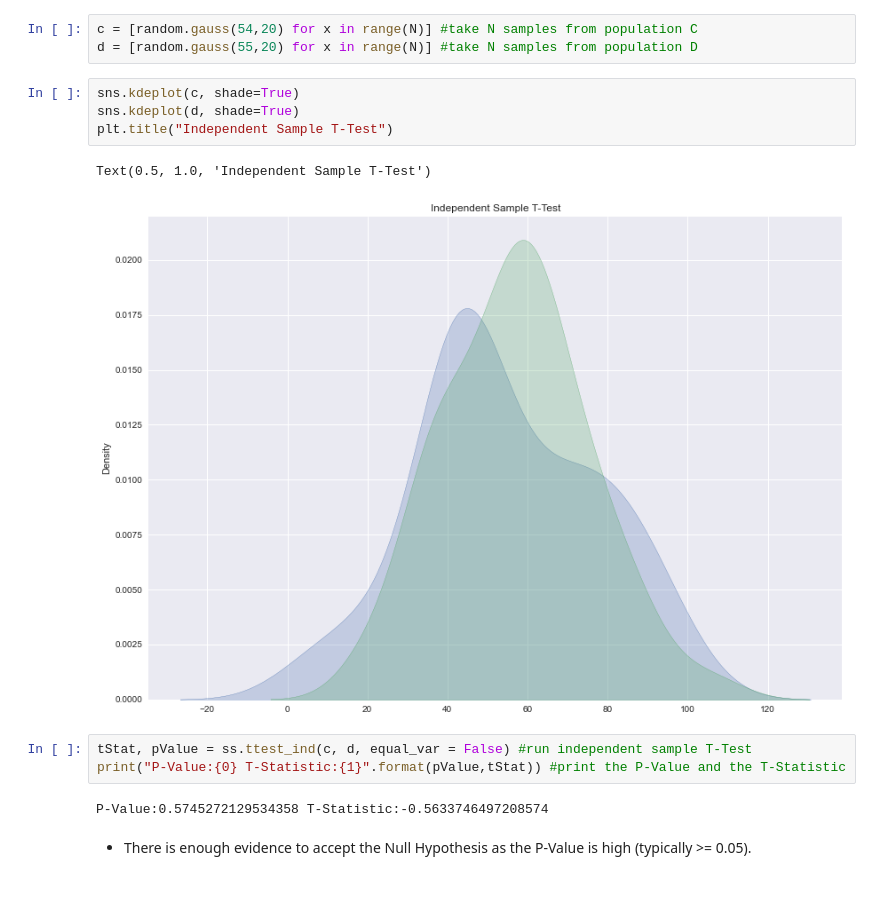
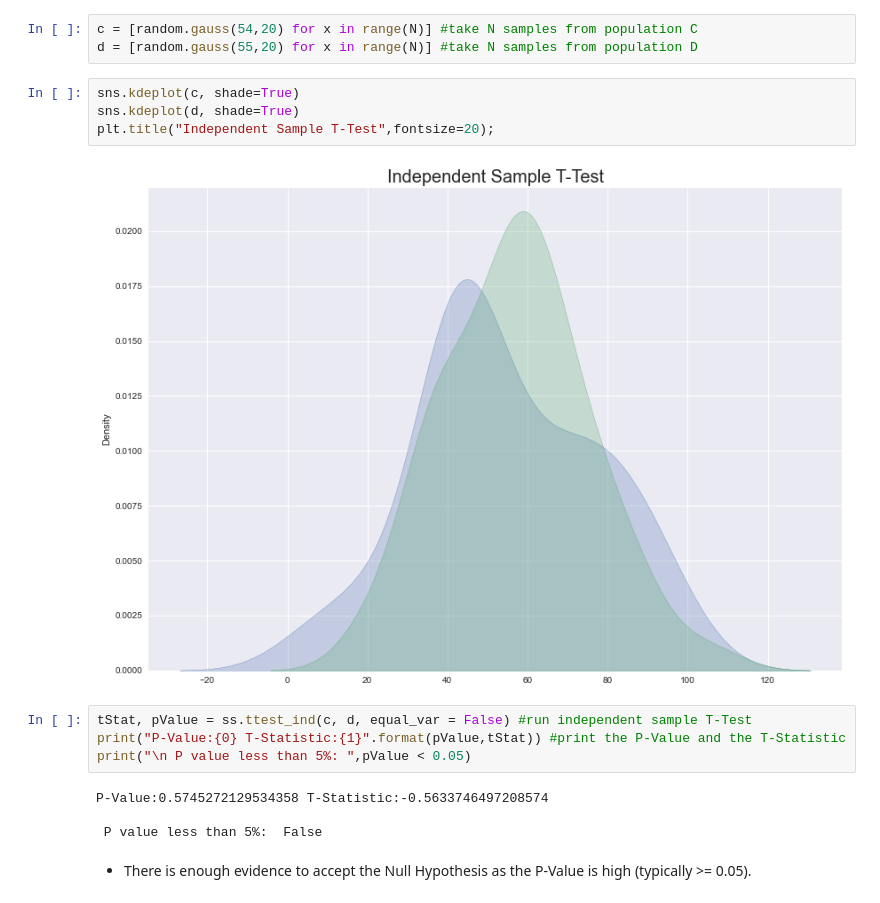
Before and after one commit to conor1982/ML_and_Stats_Assessment, a Jupyter notebook: scipy-stats.ipynb, the cells around one changed output. Drawn from its saved outputs; the diff is of its cells as text.

```diff
--- a/scipy-stats.ipynb
+++ b/scipy-stats.ipynb
@@ -254,15 +273,17 @@ d = [random.gauss(55,20) for x in range(N)] #take N samples from population D
 # %%
 sns.kdeplot(c, shade=True)
 sns.kdeplot(d, shade=True)
-plt.title("Independent Sample T-Test")
+plt.title("Independent Sample T-Test",fontsize=20);
 # %% [output]
-Text(0.5, 1.0, 'Independent Sample T-Test')
-[figure, old version]
+[figure, new version]
 # %%
 tStat, pValue = ss.ttest_ind(c, d, equal_var = False) #run independent sample T-Test
 print("P-Value:{0} T-Statistic:{1}".format(pValue,tStat)) #print the P-Value and the T-Statistic
+print("\n P value less than 5%: ",pValue < 0.05)
 # %% [output]
 P-Value:0.5745272129534358 T-Statistic:-0.5633746497208574
+
+ P value less than 5%:  False
 # %% [markdown]
 * There is enough evidence to accept the Null Hypothesis as the P-Value is high (typically >= 0.05).
 # %%
```
Also changed, not shown: parts of 38 cells of this notebook, 2 other files.
